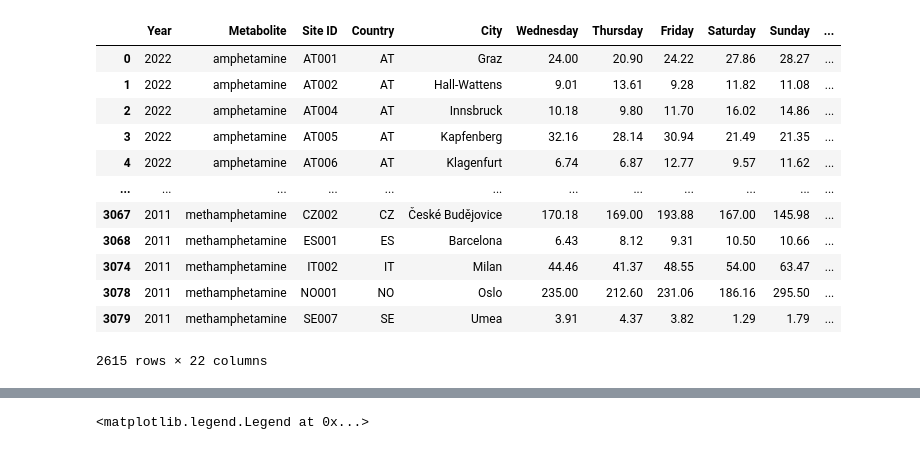
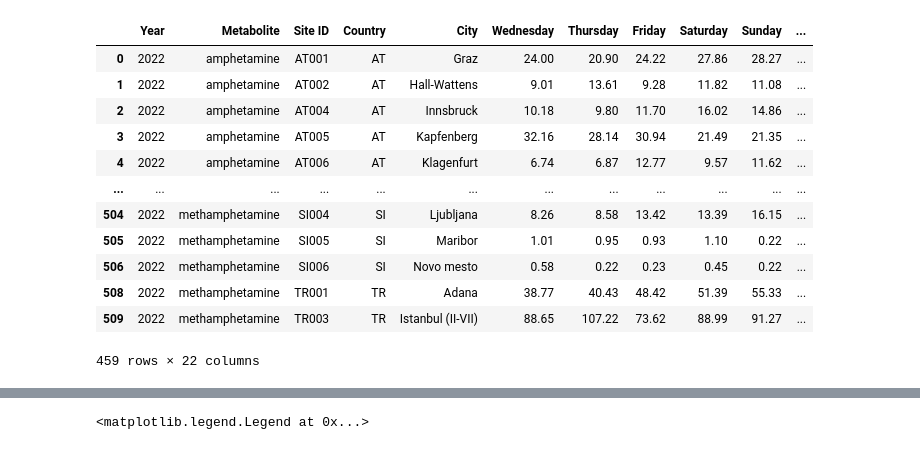
Before and after one commit to j-janiszewski/communicating_with_data, a Jupyter notebook: exploring_drugs.ipynb, the cells around one changed output, grey strips where cells are left out. Cells and saved outputs as stored; diff of their text form; code cells hidden in the pictures.

```diff
--- a/exploring_drugs.ipynb
+++ b/exploring_drugs.ipynb
@@ -7,6 +8,5 @@ import seaborn as sns
 df = pd.read_csv('ww-data-long-2023-05-02.csv')
 # remove rows with NaN values
 df = df.dropna()
-# remove rows with Daily mean = 0
-df = df[df['Daily mean'] != 0]
-df
+df=df[df["Daily mean"]!=0]
+df=df[df["Year"]==2022]
@@ -27,20 +13,20 @@ df
 # %%
 days = ["Monday" ,"Tuesday" , "Wednesday" , "Thursday" , "Friday" , "Saturday" , "Sunday"]
 days_norm = [f"{day}_norm" for day in days]
 for day in days:
-    df[f"{day}_norm"] = df[day] / df["Daily mean"]
+    df[f"{day}_norm"] =np.where(df["Daily mean"]!=0, df[day] / df["Daily mean"],1)
 df
 # %% [output]
 |  | Year | Metabolite | Site ID | Country | City | Wednesday | Thursday | Friday | Saturday | Sunday | ... |
 | 0 | 2022 | amphetamine | AT001 | AT | Graz | 24.00 | 20.90 | 24.22 | 27.86 | 28.27 | ... |
 | 1 | 2022 | amphetamine | AT002 | AT | Hall-Wattens | 9.01 | 13.61 | 9.28 | 11.82 | 11.08 | ... |
 | 2 | 2022 | amphetamine | AT004 | AT | Innsbruck | 10.18 | 9.80 | 11.70 | 16.02 | 14.86 | ... |
 | 3 | 2022 | amphetamine | AT005 | AT | Kapfenberg | 32.16 | 28.14 | 30.94 | 21.49 | 21.35 | ... |
 | 4 | 2022 | amphetamine | AT006 | AT | Klagenfurt | 6.74 | 6.87 | 12.77 | 9.57 | 11.62 | ... |
 | ... | ... | ... | ... | ... | ... | ... | ... | ... | ... | ... | ... |
-| 3067 | 2011 | methamphetamine | CZ002 | CZ | České Budějovice | 170.18 | 169.00 | 193.88 | 167.00 | 145.98 | ... |
-| 3068 | 2011 | methamphetamine | ES001 | ES | Barcelona | 6.43 | 8.12 | 9.31 | 10.50 | 10.66 | ... |
-| 3074 | 2011 | methamphetamine | IT002 | IT | Milan | 44.46 | 41.37 | 48.55 | 54.00 | 63.47 | ... |
-| 3078 | 2011 | methamphetamine | NO001 | NO | Oslo | 235.00 | 212.60 | 231.06 | 186.16 | 295.50 | ... |
-| 3079 | 2011 | methamphetamine | SE007 | SE | Umea | 3.91 | 4.37 | 3.82 | 1.29 | 1.79 | ... |
+| 504 | 2022 | methamphetamine | SI004 | SI | Ljubljana | 8.26 | 8.58 | 13.42 | 13.39 | 16.15 | ... |
+| 505 | 2022 | methamphetamine | SI005 | SI | Maribor | 1.01 | 0.95 | 0.93 | 1.10 | 0.22 | ... |
+| 506 | 2022 | methamphetamine | SI006 | SI | Novo mesto | 0.58 | 0.22 | 0.23 | 0.45 | 0.22 | ... |
+| 508 | 2022 | methamphetamine | TR001 | TR | Adana | 38.77 | 40.43 | 48.42 | 51.39 | 55.33 | ... |
+| 509 | 2022 | methamphetamine | TR003 | TR | Istanbul (II-VII) | 88.65 | 107.22 | 73.62 | 88.99 | 91.27 | ... |
-2615 rows × 22 columns
+459 rows × 22 columns
```
Also changed, not shown: parts of 11 cells of this notebook.
